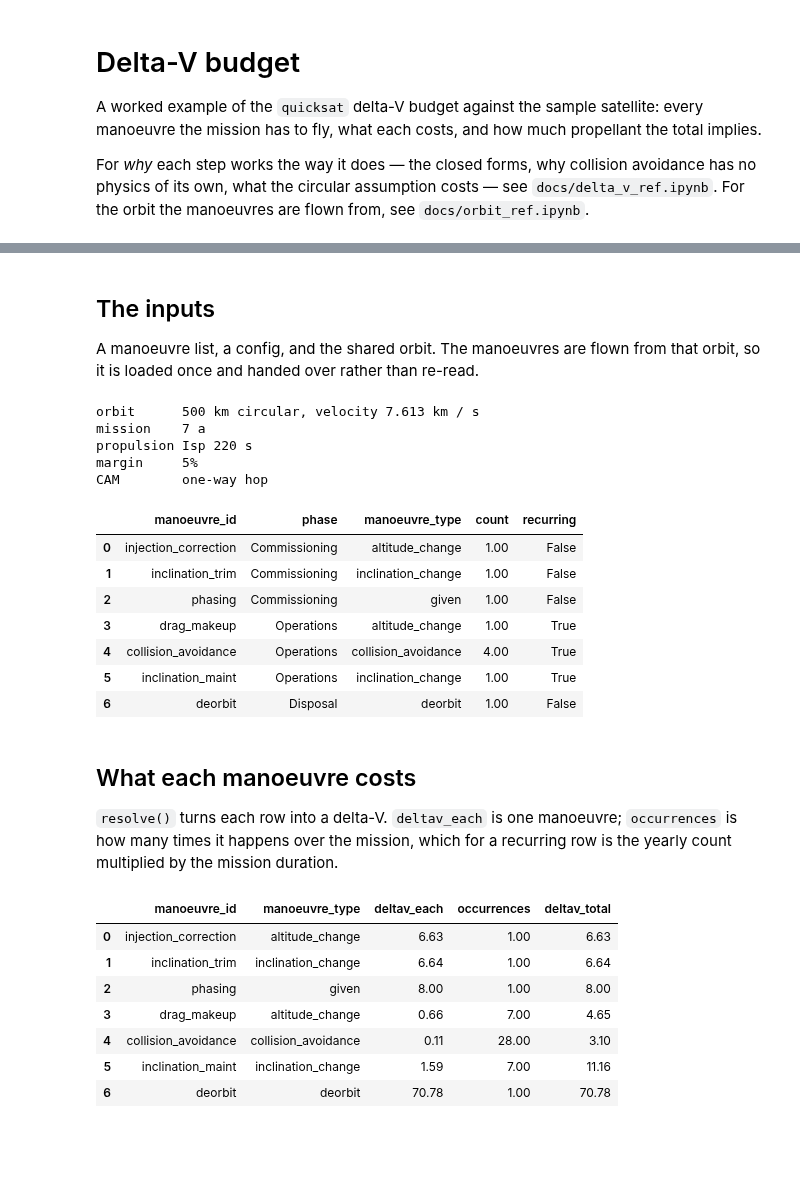
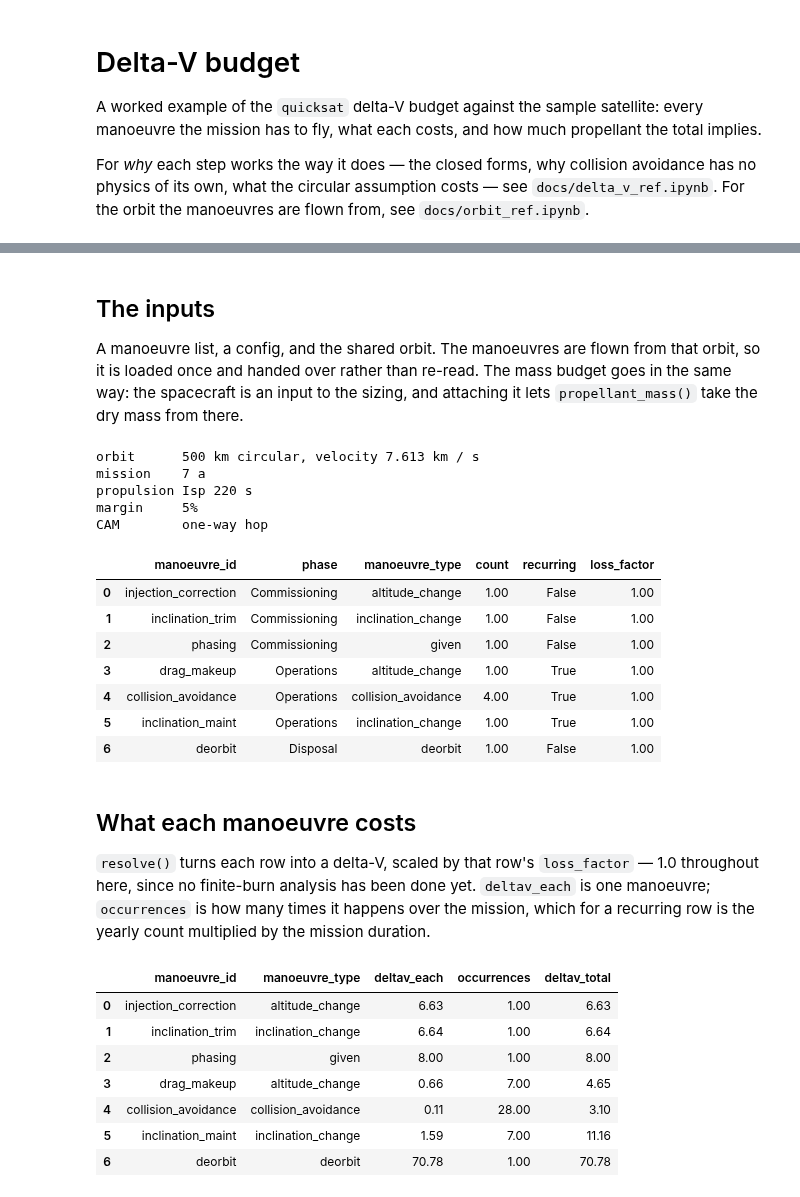
Before and after one commit to egemenimre/quicksat, a Jupyter notebook: sample/delta_v_budget.ipynb, the cells around one changed output, grey strips where cells are left out. Cells and saved outputs as stored; diff of their text form; code cells hidden in the pictures; blank space fills up the shorter version.

```diff
--- a/sample/delta_v_budget.ipynb
+++ b/sample/delta_v_budget.ipynb
@@ -49,40 +49,46 @@ pd.set_option("display.float_format", lambda value: f"{value:,.2f}")
 # %% [markdown]
 ## The inputs
 
-A manoeuvre list, a config, and the shared orbit. The manoeuvres are flown from that orbit, so it is loaded once and handed over rather than re-read.
+A manoeuvre list, a config, and the shared orbit. The manoeuvres are flown from that orbit, so it is loaded once and handed over rather than re-read. The mass budget goes in the same way: the spacecraft is an input to the sizing, and attaching it lets `propellant_mass()` take the dry mass from there.
 # %%
 DATA = Path("sample") / "data"
 orbit = Orbit.from_yaml_file(DATA / "orbit.yaml")
+mass_data = MassBudget.from_csv(DATA / "equipment.csv", DATA / "budget_config.yaml")
 dv_data = DeltaVBudget.from_csv(
-    DATA / "manoeuvres.csv", DATA / "delta_v_config.yaml", DATA / "orbit.yaml"
+    DATA / "manoeuvres.csv",
+    DATA / "delta_v_config.yaml",
+    DATA / "orbit.yaml",
+    mass_budget=mass_data,
 )
 
 config = dv_data.config
 print(f"orbit      {orbit.altitude:~.0f} circular, velocity {orbit.velocity:~.3f}")
 print(f"mission    {config.mission.duration:~}")
 print(f"propulsion Isp {config.propulsion.isp:~}")
 print(f"margin     {config.margin:g}%")
 print(f"CAM        {'hop up and back down' if config.collision_avoidance.return_burn else 'one-way hop'}")
 print()
-dv_data.manoeuvre_table[["manoeuvre_id", "phase", "manoeuvre_type", "count", "recurring"]]
+dv_data.manoeuvre_table[
+    ["manoeuvre_id", "phase", "manoeuvre_type", "count", "recurring", "loss_factor"]
+]
 # %% [output]
 orbit      500 km circular, velocity 7.613 km / s
 mission    7 a
 propulsion Isp 220 s
 margin     5%
 CAM        one-way hop
-|  | manoeuvre_id | phase | manoeuvre_type | count | recurring |
-| 0 | injection_correction | Commissioning | altitude_change | 1.00 | False |
-| 1 | inclination_trim | Commissioning | inclination_change | 1.00 | False |
-| 2 | phasing | Commissioning | given | 1.00 | False |
-| 3 | drag_makeup | Operations | altitude_change | 1.00 | True |
-| 4 | collision_avoidance | Operations | collision_avoidance | 4.00 | True |
-| 5 | inclination_maint | Operations | inclination_change | 1.00 | True |
-| 6 | deorbit | Disposal | deorbit | 1.00 | False |
+|  | manoeuvre_id | phase | manoeuvre_type | count | recurring | loss_factor |
+| 0 | injection_correction | Commissioning | altitude_change | 1.00 | False | 1.00 |
+| 1 | inclination_trim | Commissioning | inclination_change | 1.00 | False | 1.00 |
+| 2 | phasing | Commissioning | given | 1.00 | False | 1.00 |
+| 3 | drag_makeup | Operations | altitude_change | 1.00 | True | 1.00 |
+| 4 | collision_avoidance | Operations | collision_avoidance | 4.00 | True | 1.00 |
+| 5 | inclination_maint | Operations | inclination_change | 1.00 | True | 1.00 |
+| 6 | deorbit | Disposal | deorbit | 1.00 | False | 1.00 |
 # %% [markdown]
 ## What each manoeuvre costs
 
-`resolve()` turns each row into a delta-V. `deltav_each` is one manoeuvre; `occurrences` is how many times it happens over the mission, which for a recurring row is the yearly count multiplied by the mission duration.
+`resolve()` turns each row into a delta-V, scaled by that row's `loss_factor` — 1.0 throughout here, since no finite-burn analysis has been done yet. `deltav_each` is one manoeuvre; `occurrences` is how many times it happens over the mission, which for a recurring row is the yearly count multiplied by the mission duration.
 # %%
 resolved = dv_data.resolve()
 resolved[["manoeuvre_id", "manoeuvre_type", "deltav_each", "occurrences", "deltav_total"]]
```
Also changed, not shown: parts of 3 cells of this notebook, 8 other files.
